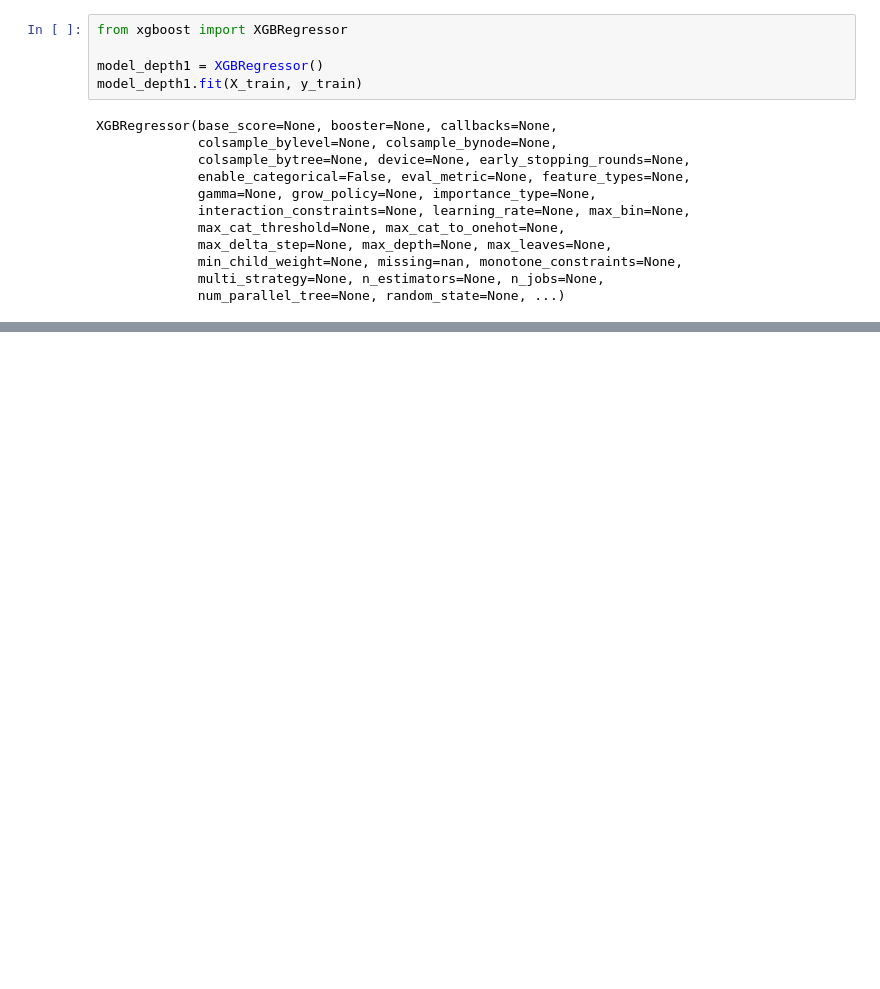
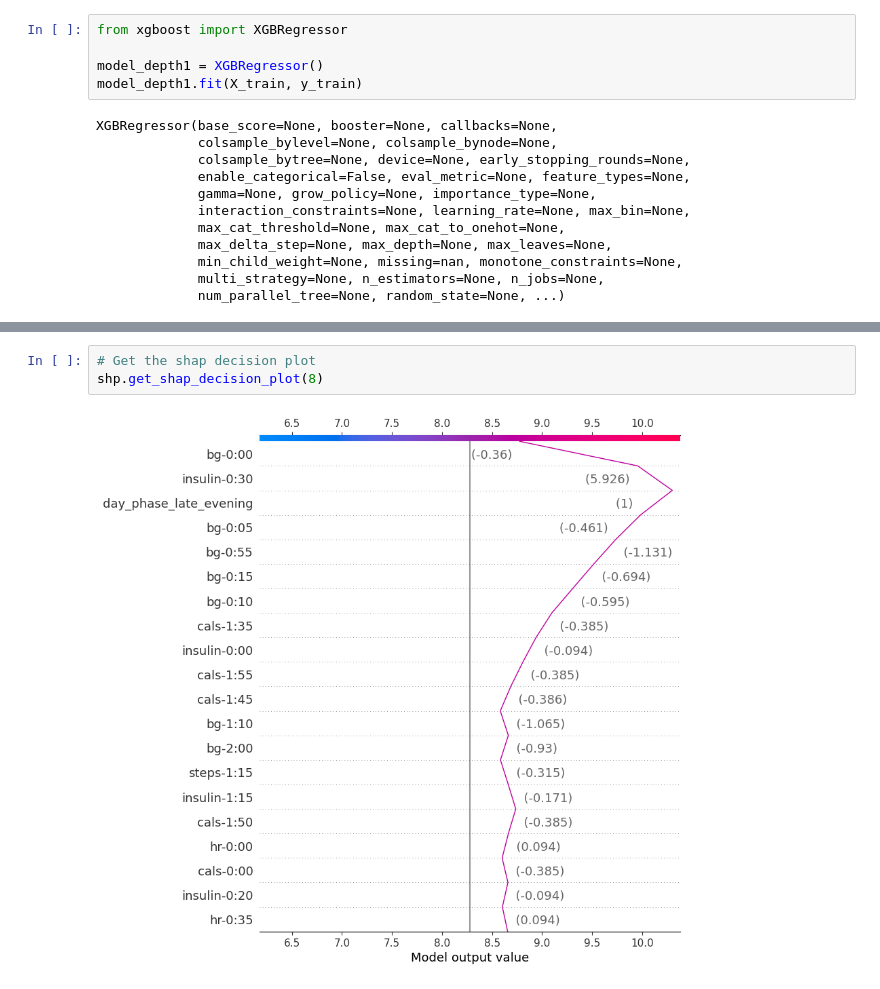
Before and after one commit to masaver/brist1d, a Jupyter notebook: notebooks/ralf/modelling/3.6-shapping/03-shapping.ipynb, the cells around one changed output, grey strips where cells are left out. Saved outputs shown, nothing was run; the diff lists cells and outputs as text; blank space fills up the shorter version.

```diff
--- a/notebooks/ralf/modelling/3.6-shapping/03-shapping.ipynb
+++ b/notebooks/ralf/modelling/3.6-shapping/03-shapping.ipynb
@@ -78,0 +132,5 @@ shap.dependence_plot(8, shap_values, X_test)
+# %%
+# Get the shap decision plot
+shp.get_shap_decision_plot(8)
+# %% [output]
+[figure, added]
```
Also changed, not shown: parts of 17 cells of this notebook, 1 other file.
